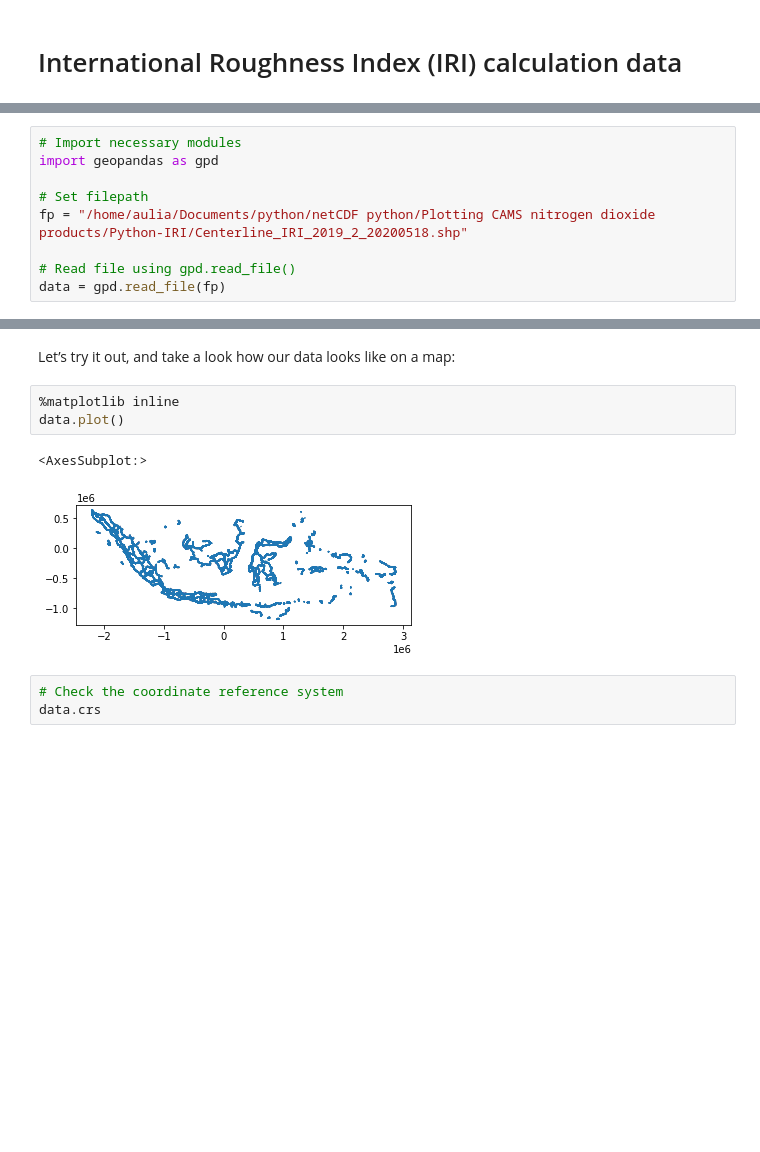
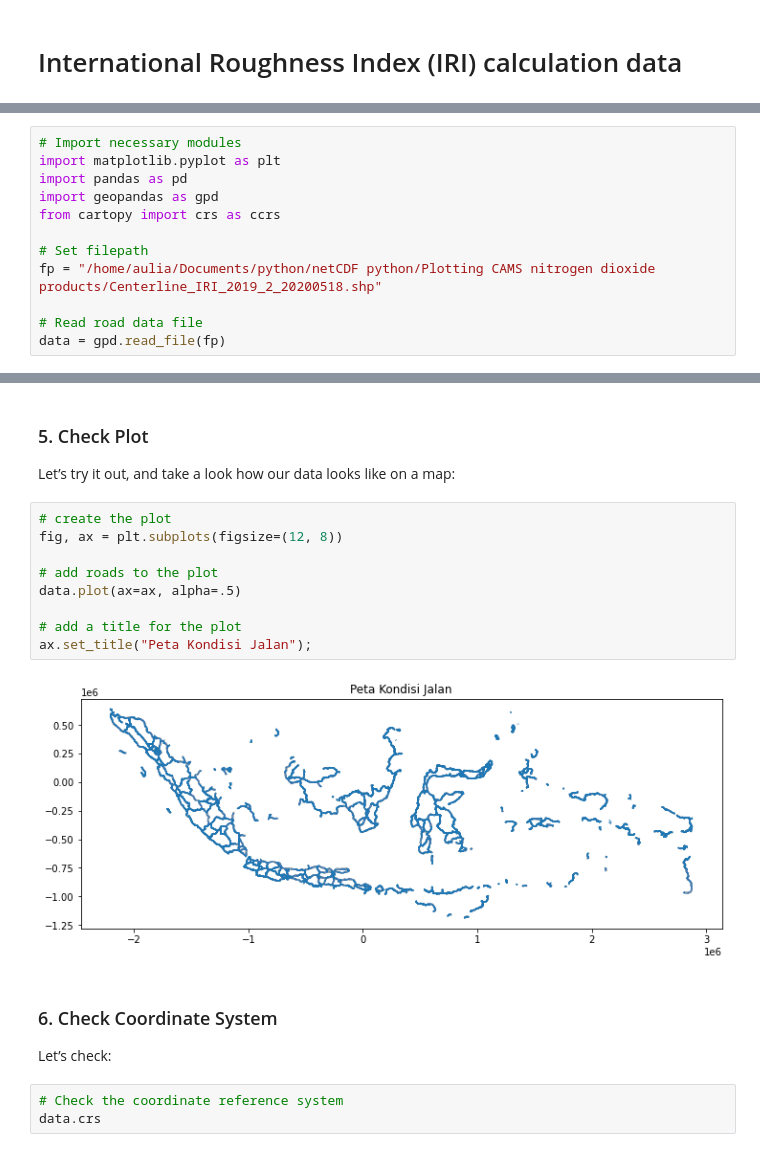
Before and after one commit to aulfik/IRI-py, a Jupyter notebook: 01-code-scripts/iri_bm.ipynb, the cells around one changed output, grey strips where cells are left out. Saved outputs shown, nothing was run; the diff lists cells and outputs as text; blank space fills up the shorter version.

Commit message:
Editing sript with Geopandas & Cartopy

```diff
--- a/01-code-scripts/iri_bm.ipynb
+++ b/01-code-scripts/iri_bm.ipynb
@@ -5,10 +7,13 @@ https://gisportal.binamarga.pu.go.id/arcgis/rest/services/ maybe lisenced
 # %%
 # Import necessary modules
+import matplotlib.pyplot as plt
+import pandas as pd
 import geopandas as gpd
+from cartopy import crs as ccrs
 
 # Set filepath
-fp = "/home/aulia/Documents/python/netCDF python/Plotting CAMS nitrogen dioxide products/Python-IRI/Centerline_IRI_2019_2_20200518.shp"
+fp = "/home/aulia/Documents/python/netCDF python/Plotting CAMS nitrogen dioxide products/Centerline_IRI_2019_2_20200518.shp"
 
-# Read file using gpd.read_file()
+# Read road data file
 data = gpd.read_file(fp)
 # %% [markdown]
@@ -36,11 +52,20 @@ print(data.head(2))
-# %% [markdown]
-Let’s try it out, and take a look how our data looks like on a map:
-# %%
-%matplotlib inline
-data.plot()
-# %% [output]
-<AxesSubplot:>
-[figure, removed]
+# %% [markdown]
+### 5. Check Plot
+Let’s try it out, and take a look how our data looks like on a map:
+# %%
+# create the plot
+fig, ax = plt.subplots(figsize=(12, 8))
+
+# add roads to the plot
+data.plot(ax=ax, alpha=.5)
+
+# add a title for the plot
+ax.set_title("Peta Kondisi Jalan");
+# %% [output]
+[figure, added]
+# %% [markdown]
+### 6. Check Coordinate System
+Let’s check:
 # %%
 # Check the coordinate reference system
 data.crs
```
Also changed, not shown: parts of 7 cells of this notebook.
